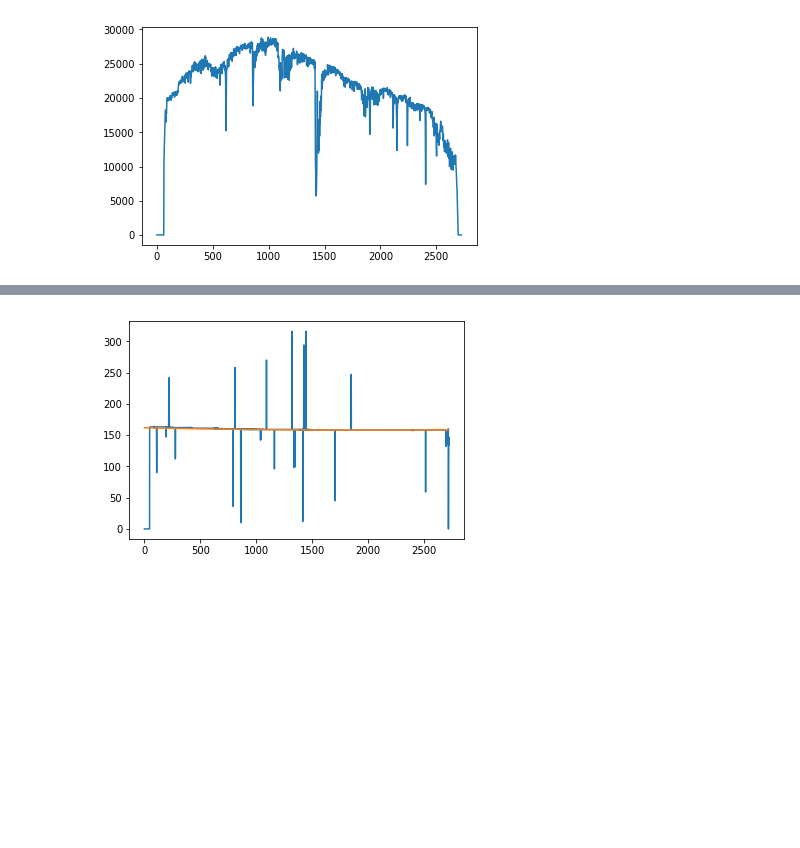
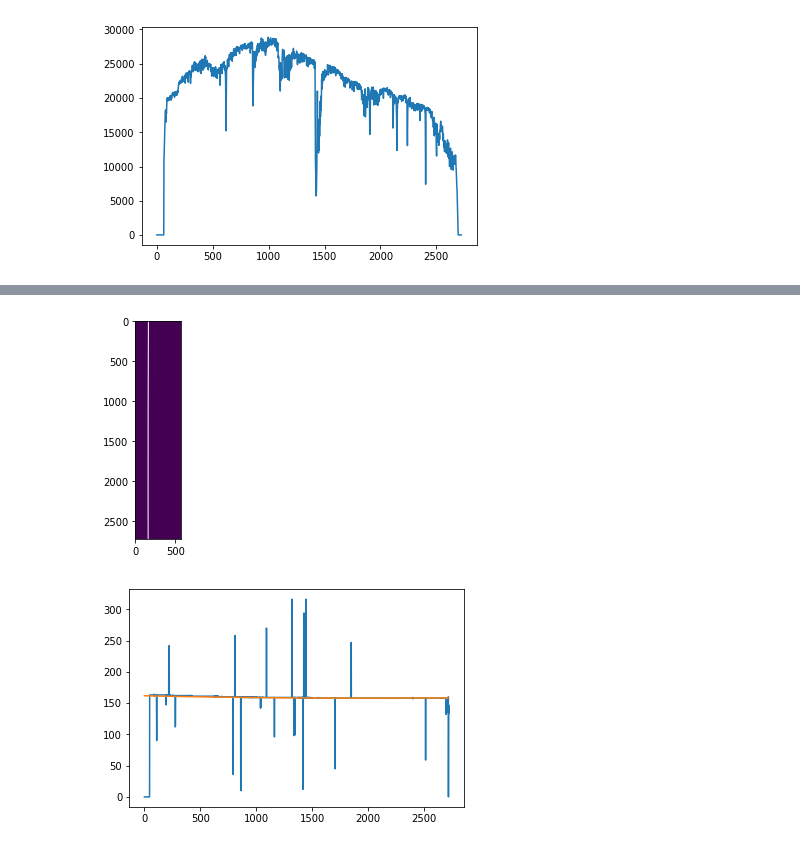
Before and after one commit to rtlow/CHARM-KASTr, a Jupyter notebook: jupyter/testingnb.ipynb, the cells around one changed output, grey strips where cells are left out. Saved outputs shown, nothing was run; the diff lists cells and outputs as text; code cells hidden in the pictures; blank space fills up the shorter version.

```diff
--- a/jupyter/testingnb.ipynb
+++ b/jupyter/testingnb.ipynb
@@ -103,3 +180,15 @@ plt.plot(tf)
+# %%
+
+xrange = range(len(gm[:,0]))
+fig, ax = plt.subplots()
+ax.imshow(gm)
+ax.plot(pfit(xrange), xrange, color = 'w', linewidth=1)
+
+'''
+fig.savefig('Polynomial Fit on Slit.pdf', type='pdf')
+'''
+# %% [output]
+[figure, added]
 # %%
 peaks = np.argmax(tm, axis=1)
 
```
Also changed, not shown: parts of 7 cells of this notebook.
